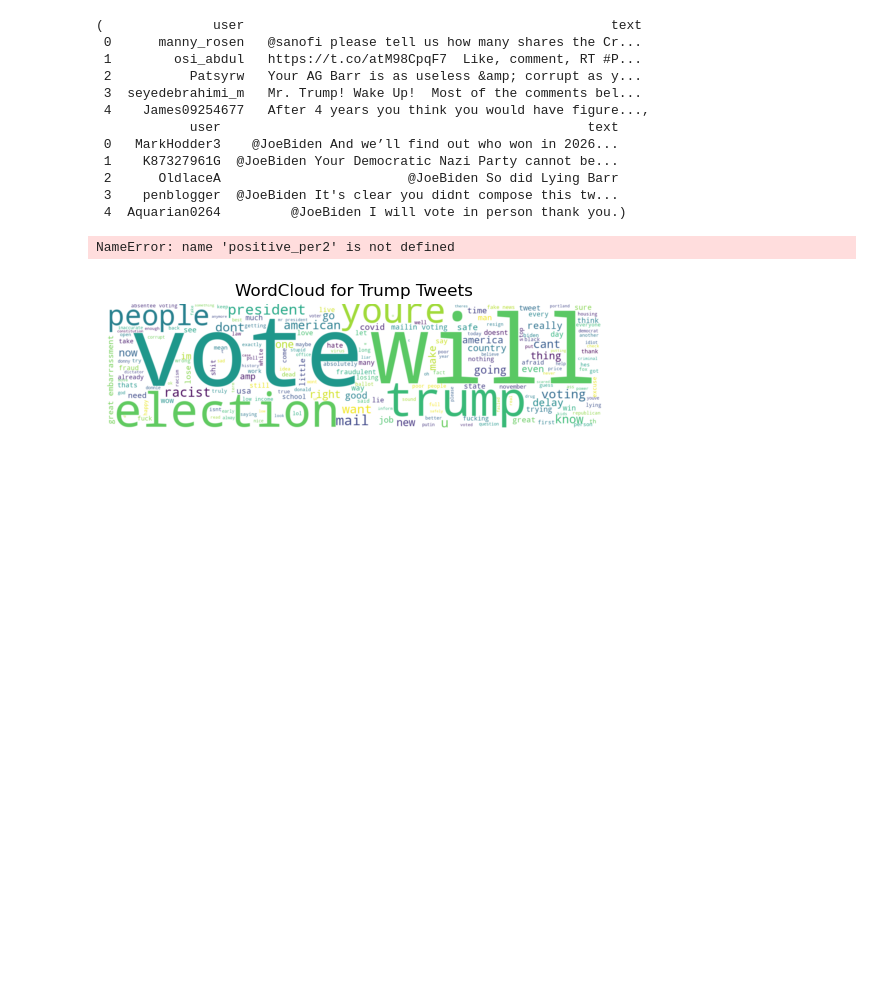
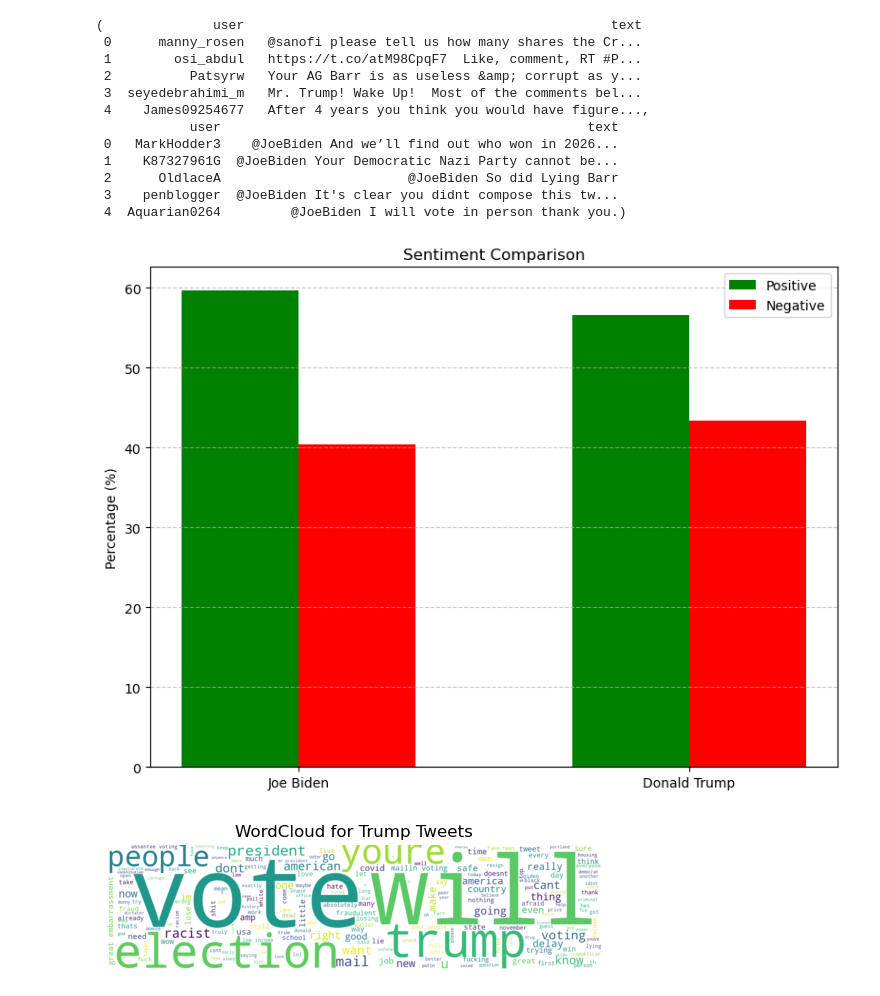
Before and after one commit to HarshithMandi/US_election_sentiment-analysis, a Jupyter notebook: us_election_sentiment_analysis.ipynb, the cells around one changed output. Drawn from its saved outputs; the diff is of its cells as text; code cells hidden in the pictures; blank space fills up the shorter version.

```diff
--- a/us_election_sentiment_analysis.ipynb
+++ b/us_election_sentiment_analysis.ipynb
@@ -68,26 +68,38 @@ trump_reviews = trump_reviews.sample(n=1000, replace=False)
 biden_reviews = biden_reviews.sample(n=1000, replace=False)
 # %%
 # Data
+count_1 = trump_reviews["Expression Label"].value_counts()
+count_2 = biden_reviews["Expression Label"].value_counts()
+
+total_trump = len(trump_reviews)
+total_biden = len(biden_reviews)
+
+positive_per1 = (count_1.get("positive", 0) / total_trump) * 100
+negative_per1 = (count_1.get("negative", 0) / total_trump) * 100
+
+positive_per2 = (count_2.get("positive", 0) / total_biden) * 100
+negative_per2 = (count_2.get("negative", 0) / total_biden) * 100
+
 politicians = ['Joe Biden', 'Donald Trump']
 positive = [positive_per2, positive_per1]
 negative = [negative_per2, negative_per1]
 
 x = range(len(politicians))
 bar_width = 0.3
 
 #plot
 plt.figure(figsize=(8,6))
 plt.bar([i - bar_width/2 for i in x], positive, width=bar_width, label='Positive', color='green')
 plt.bar([i + bar_width/2 for i in x], negative, width=bar_width, label='Negative', color='red')
 plt.xticks(x, politicians)
 plt.ylabel('Percentage (%)')
 plt.title('Sentiment Comparison')
 plt.legend()
 plt.grid(axis='y', linestyle='--', alpha=0.7)
 plt.tight_layout()
 plt.show()
 # %% [output]
-NameError: name 'positive_per2' is not defined
+[figure, added]
 # %%
 wc = WordCloud(width=1600, height=400, background_color="white").generate(" ".join(trump_reviews["clean_text"]))
 plt.imshow(wc, interpolation='bilinear')
```
